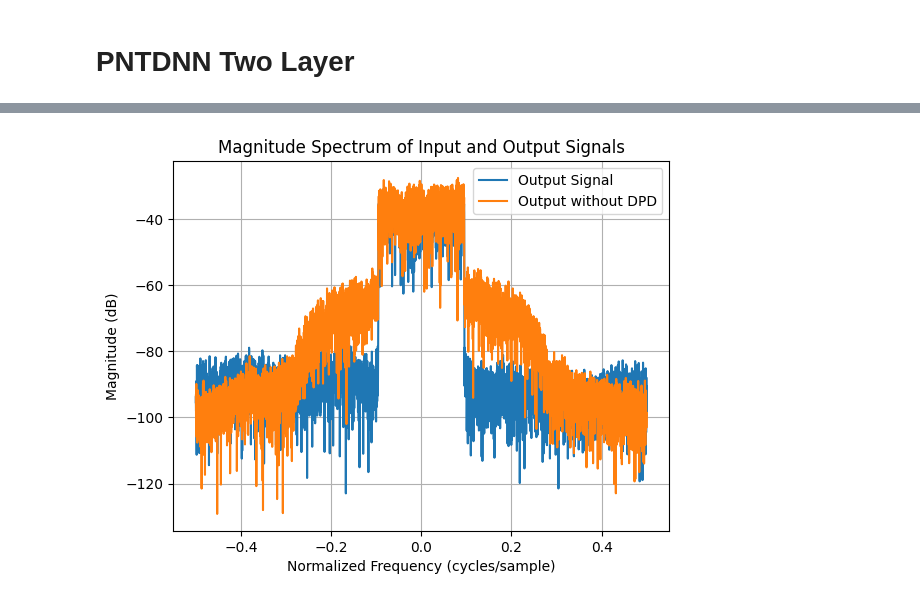
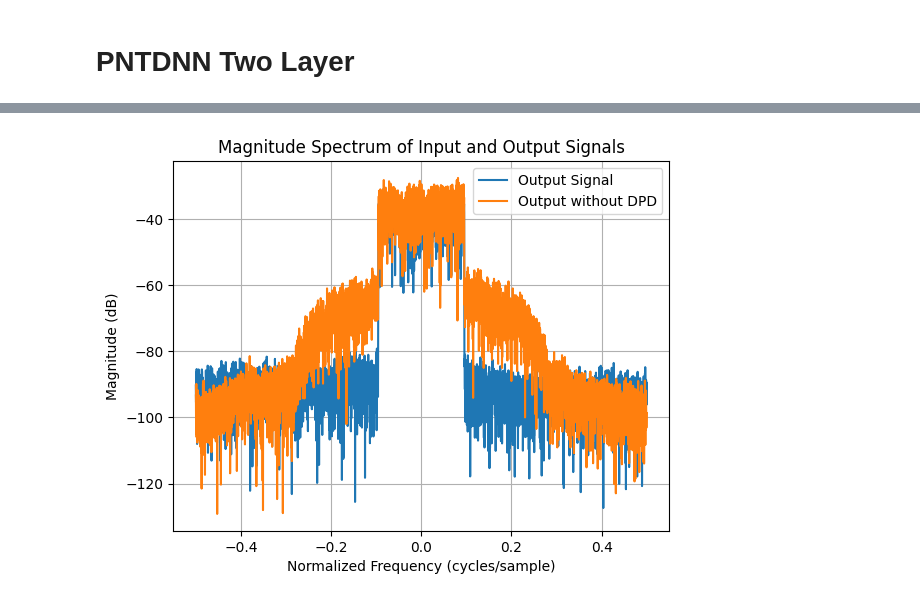
Before and after one commit to aquigney/sparseDPD, a Jupyter notebook: ucd_pruning/open_dpd_dataset_pruning.ipynb, the cells around one changed output, grey strips where cells are left out. Saved outputs shown, nothing was run; the diff lists cells and outputs as text; code cells hidden in the pictures.

```diff
--- a/ucd_pruning/open_dpd_dataset_pruning.ipynb
+++ b/ucd_pruning/open_dpd_dataset_pruning.ipynb
@@ -526,8 +526,8 @@ datapath_pntdnn_three_layer = Datapath(forward_model=PGJANET_forward_nn, inverse
 datapath_pntdnn_three_layer.train_using_ila(
     training_dataset = simpleDataManager.training_dataset,
     valid_dataset = simpleDataManager.validation_dataset,
-    iterations = 30,
-    retrain_epochs_per_iteration=100,
+    iterations = 20,
+    retrain_epochs_per_iteration=200,
     seq_length=None
 )
 
@@ -561,4 +561,4 @@ NMSE: -40.0758 dB
-[figure, old version]
+[figure, new version]
 # %%
 PNTDNN_three_layer_inverse_nn = PNTDNN_NeuralNetwork(num_memory_levels=15, model_type='ThreeLayerNetwork', nn_file_path='pntdnn_three_layer_inverse_model_open.pt', forward_model=False)
 datapath_pntdnn_three_layer = Datapath(forward_model=PGJANET_forward_nn, inverse_model=PNTDNN_three_layer_inverse_nn)
```
Also changed, not shown: parts of 15 cells of this notebook, 5 other files.
